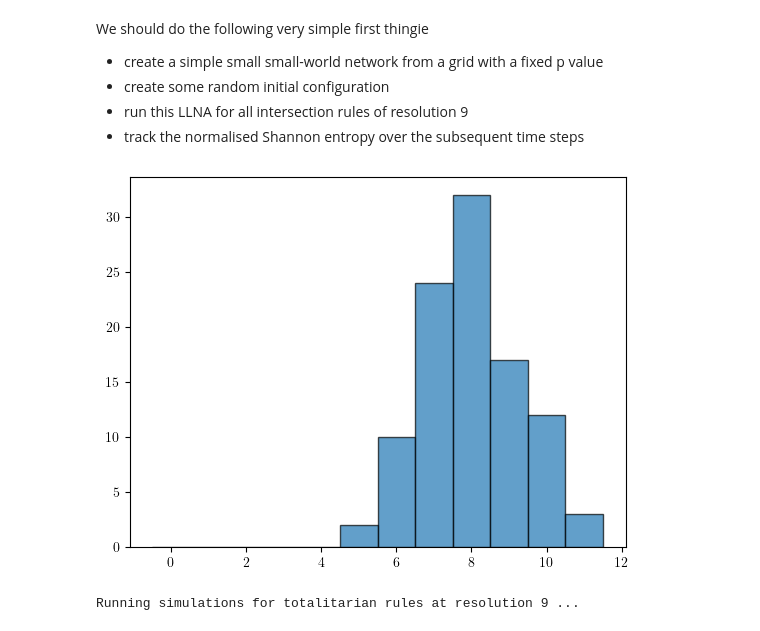
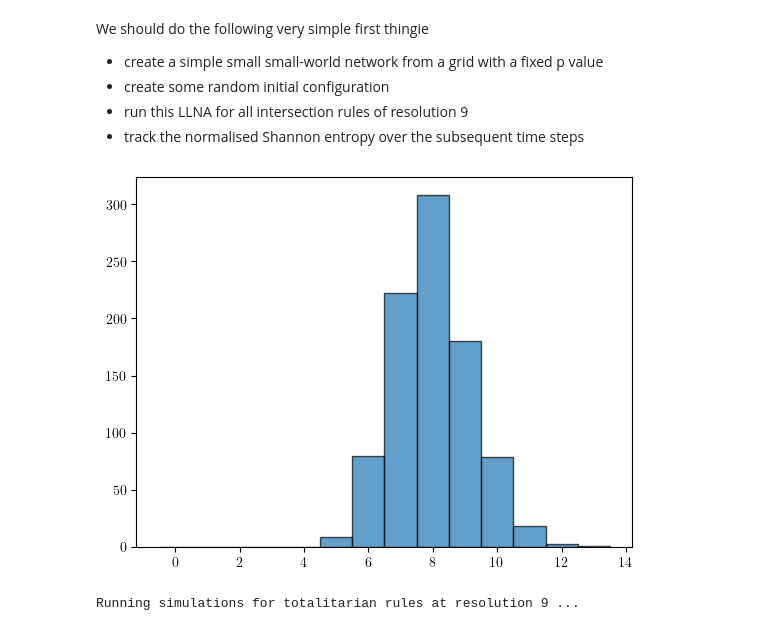
Before and after one commit to mrollier/network_automata_robustness, a Jupyter notebook: manuscript/impact_analysis-figures.ipynb, the cells around one changed output. Cells and saved outputs as stored; diff of their text form; code cells hidden in the pictures.

```diff
--- a/manuscript/impact_analysis-figures.ipynb
+++ b/manuscript/impact_analysis-figures.ipynb
@@ -817,27 +817,27 @@ We should do the following very simple first thingie
 - track the normalised Shannon entropy over the subsequent time steps
 # %%
 # Parameters
-L = 10                  # Grid size (L x L) WATCH OUT with values, becomes intensive fast
+L = 30                  # Grid size (L x L) WATCH OUT with values, becomes intensive fast
 rewiring_prob = 0.2     # Rewiring probability
 mean_degree = 8
-num_graphs = 3
+num_graphs = 30
 
 # Create toroidal lattice and rewire
 lattice_graph = create_2d_torus_lattice(L, degree=mean_degree)
 small_world_graphs = [watts_strogatz_rewire(lattice_graph, rewiring_prob) for _ in tqdm(range(num_graphs), total=num_graphs)]
 
 # find edges for small world graph
 small_world_edges_list = []
 for small_world_graph in small_world_graphs:
     small_world_graph.to_directed()
     small_world_edges = tc.tensor(small_world_graph.get_edgelist()).T
     small_world_edges_list.append(small_world_edges)
     small_world_graph.to_undirected()
 
 bins = np.arange(0, max(small_world_graphs[0].degree()) + 2) - 0.5
 _=plt.hist(small_world_graphs[0].degree(), bins=bins, edgecolor='black', alpha=0.7)
 # %% [output]
-[figure, old version]
+[figure, new version]
 # %%
 RUN_AGAIN = True
 
```
Also changed, not shown: parts of 9 cells of this notebook.
